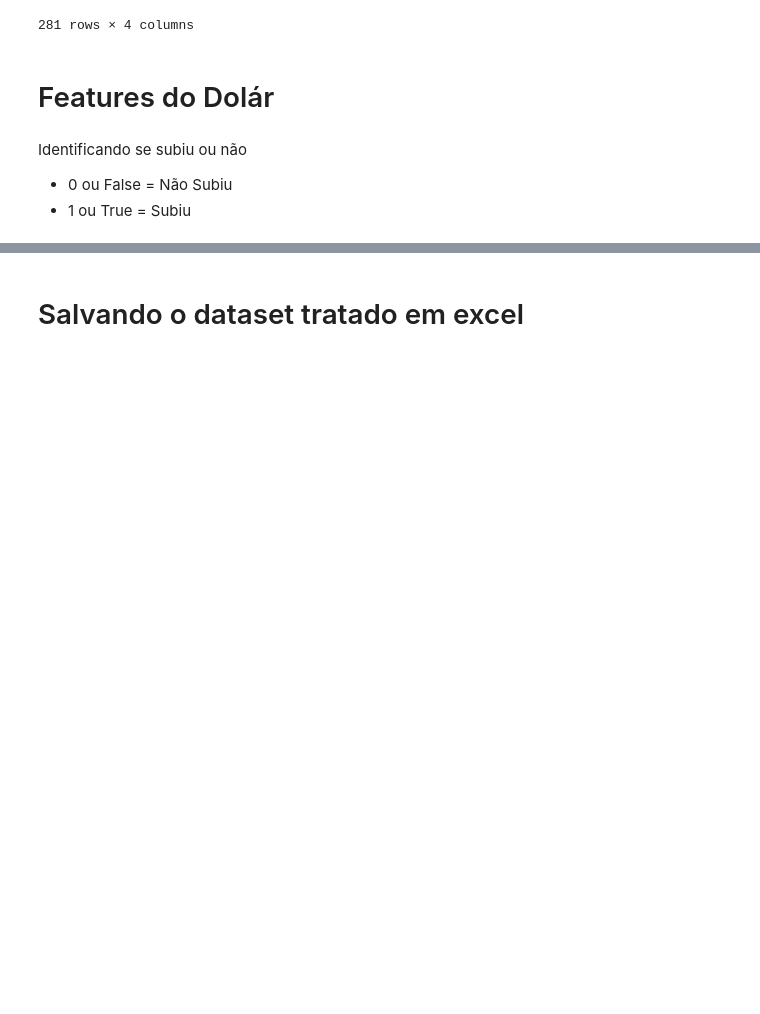
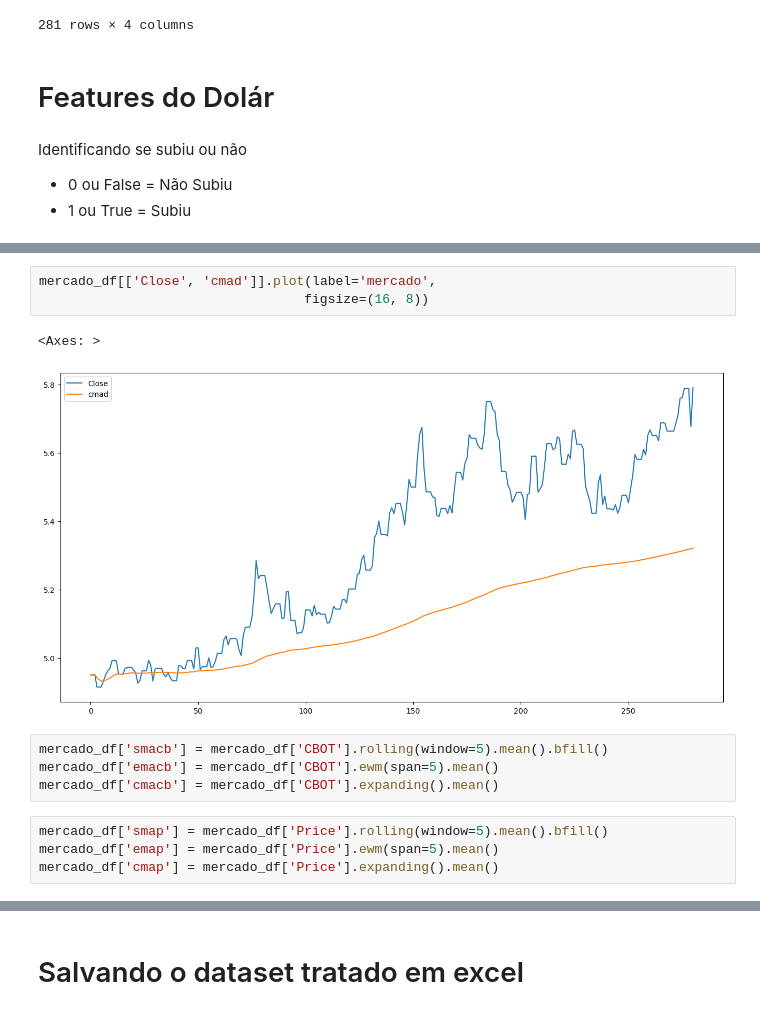
Before and after one commit to Miguelmdcc/Desafio_IA, a Jupyter notebook: Code/mercado.ipynb, the cells around one changed output, grey strips where cells are left out. Saved outputs shown, nothing was run; the diff lists cells and outputs as text; blank space fills up the shorter version.

```diff
--- a/Code/mercado.ipynb
+++ b/Code/mercado.ipynb
@@ -459,0 +480,14 @@ mercado_df
+# %%
+mercado_df[['Close', 'cmad']].plot(label='mercado',
+                                  figsize=(16, 8))
+# %% [output]
+<Axes: >
+[figure, added]
+# %%
+mercado_df['smacb'] = mercado_df['CBOT'].rolling(window=5).mean().bfill()
+mercado_df['emacb'] = mercado_df['CBOT'].ewm(span=5).mean()
+mercado_df['cmacb'] = mercado_df['CBOT'].expanding().mean()
+# %%
+mercado_df['smap'] = mercado_df['Price'].rolling(window=5).mean().bfill()
+mercado_df['emap'] = mercado_df['Price'].ewm(span=5).mean()
+mercado_df['cmap'] = mercado_df['Price'].expanding().mean()
```
Also changed, not shown: parts of 11 cells of this notebook, 4 other files.
